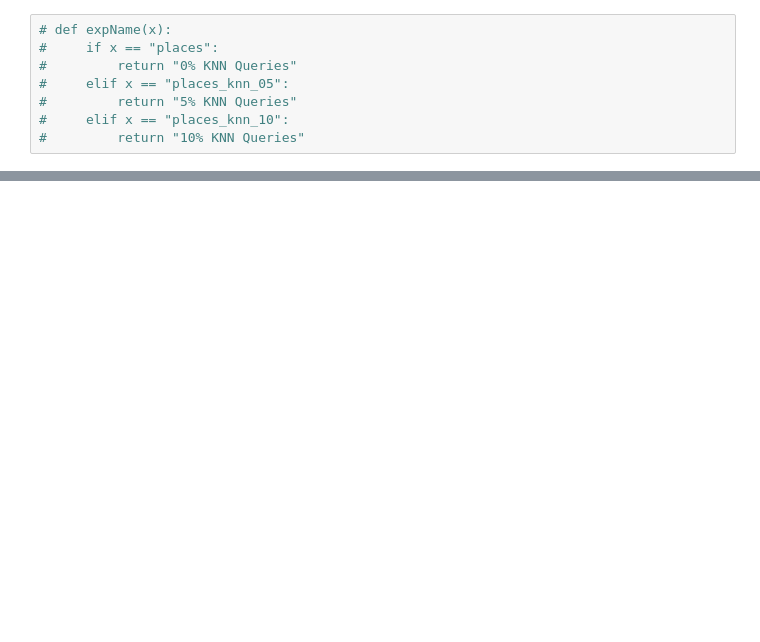
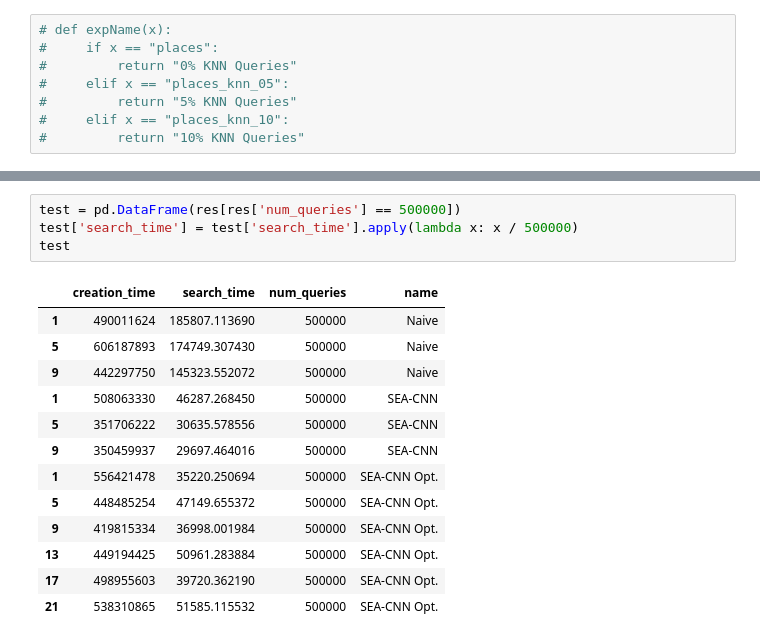
Before and after one commit to ThatUdeshUK/fast_extension, a Jupyter notebook: analysis/PlacesKNN.ipynb, the cells around one changed output, grey strips where cells are left out. Drawn from its saved outputs; the diff is of its cells as text; blank space fills up the shorter version.

```diff
--- a/analysis/PlacesKNN.ipynb
+++ b/analysis/PlacesKNN.ipynb
@@ -59,0 +60,18 @@ sns.lineplot(x="No. of queries", y='Index creation time (sec)', style='name', da
+# %%
+test = pd.DataFrame(res[res['num_queries'] == 500000])
+test['search_time'] = test['search_time'].apply(lambda x: x / 500000)
+test
+# %% [output]
+|  | creation_time | search_time | num_queries | name |
+| 1 | 490011624 | 185807.113690 | 500000 | Naive |
+| 5 | 606187893 | 174749.307430 | 500000 | Naive |
+| 9 | 442297750 | 145323.552072 | 500000 | Naive |
+| 1 | 508063330 | 46287.268450 | 500000 | SEA-CNN |
+| 5 | 351706222 | 30635.578556 | 500000 | SEA-CNN |
+| 9 | 350459937 | 29697.464016 | 500000 | SEA-CNN |
+| 1 | 556421478 | 35220.250694 | 500000 | SEA-CNN Opt. |
+| 5 | 448485254 | 47149.655372 | 500000 | SEA-CNN Opt. |
+| 9 | 419815334 | 36998.001984 | 500000 | SEA-CNN Opt. |
+| 13 | 449194425 | 50961.283884 | 500000 | SEA-CNN Opt. |
+| 17 | 498955603 | 39720.362190 | 500000 | SEA-CNN Opt. |
+| 21 | 538310865 | 51585.115532 | 500000 | SEA-CNN Opt. |
```
Also changed, not shown: parts of 5 cells of this notebook, 7 other files.
